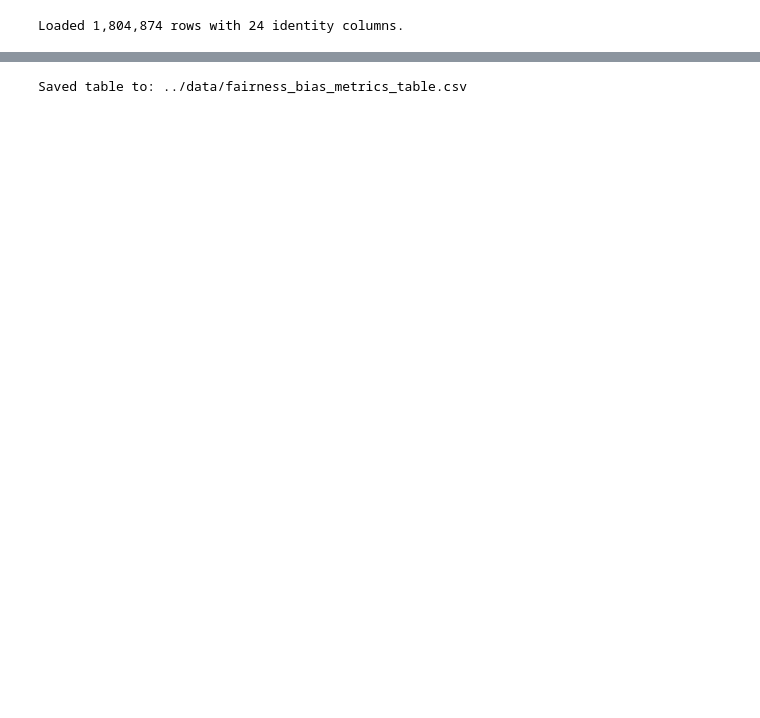
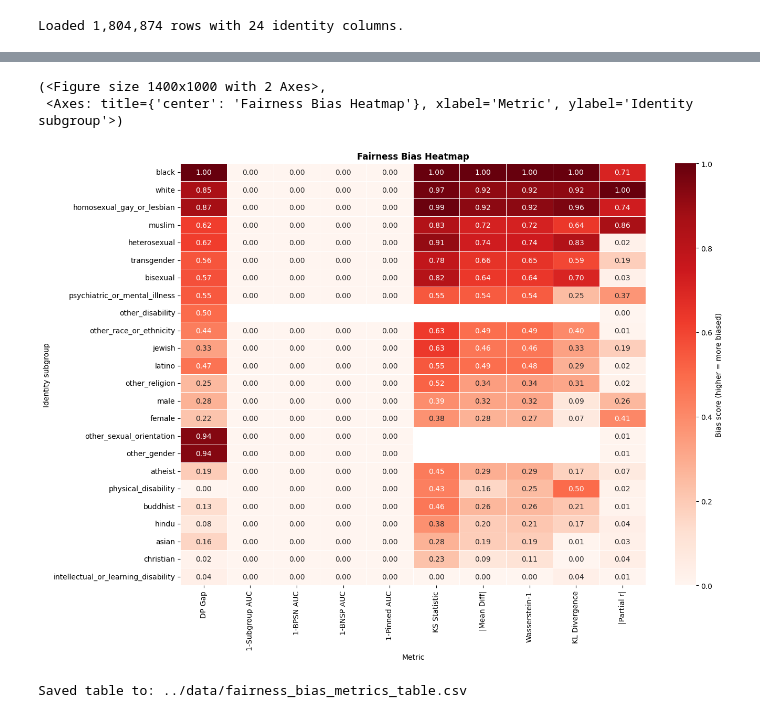
Before and after one commit to micmia/AI-Fairness-Jigsaw, a Jupyter notebook: notebooks/01_fairness_metrics.ipynb, the cells around one changed output, grey strips where cells are left out. Saved outputs shown, nothing was run; the diff lists cells and outputs as text; code cells hidden in the pictures; blank space fills up the shorter version.

Commit message:
Add bias evaluator class

```diff
--- a/notebooks/01_fairness_metrics.ipynb
+++ b/notebooks/01_fairness_metrics.ipynb
@@ -30,6 +28,9 @@ from fairness_jigsaw.metrics import (
 # %%
 USE_COLS = ['id', 'target'] + DEFAULT_IDENTITY_COLUMNS
+TOXICITY_THRESHOLD = 0.5
+
 df = pd.read_csv('../data/train.csv', usecols=USE_COLS)
+df['toxic'] = (df['target'] >= TOXICITY_THRESHOLD).astype(int)
 print(f'Loaded {len(df):,} rows with {len(DEFAULT_IDENTITY_COLUMNS)} identity columns.')
 # %% [output]
 Loaded 1,804,874 rows with 24 identity columns.
@@ -52,20 +53,17 @@ df
 # %%
-raw_table, detail_tables = evaluate_fairness_bias(
-    df,
+evaluator = FairnessBiasEvaluator(
     identity_cols=DEFAULT_IDENTITY_COLUMNS,
-    score_col='target',
-    toxicity_threshold=0.5,
+    toxicity_threshold=TOXICITY_THRESHOLD,
     identity_threshold=0.5,
 )
 
-normalized_table = build_bias_metrics_table(
-    detail_tables['dp'],
-    detail_tables['auc'],
-    detail_tables['stat'],
-    detail_tables['dist'],
-    detail_tables['partial_corr'],
-    normalize=True,
+raw_table, detail_tables = evaluator.evaluate(
+    df,
+    score_col='target',
+    label_col='toxic',
 )
+
+normalized_table = evaluator.build_bias_metrics_table(normalize=True)
 # %%
 # Final multi-metric fairness table (normalized: 0=least biased, 1=most biased)
 normalized_table.round(3)
@@ -88,6 +86,12 @@ normalized_table.round(3)
 | asian | 0.162 | 0.0 | 0.0 | 0.0 | 0.0 | 0.279 | 0.190 | ... |
 | christian | 0.018 | 0.0 | 0.0 | 0.0 | 0.0 | 0.227 | 0.091 | ... |
 | intellectual_or_learning_disability | 0.038 | 0.0 | 0.0 | 0.0 | 0.0 | 0.000 | 0.000 | ... |
+# %%
+evaluator.plot_bias_heatmap(normalized_table)
+# %% [output]
+(<Figure size 1400x1000 with 2 Axes>,
+ <Axes: title={'center': 'Fairness Bias Heatmap'}, xlabel='Metric', ylabel='Identity subgroup'>)
+[figure, added]
 # %%
 # Optional: save result for downstream tasks
 output_path = '../data/fairness_bias_metrics_table.csv'
```
Also changed, not shown: parts of 4 cells of this notebook, 3 other files.
